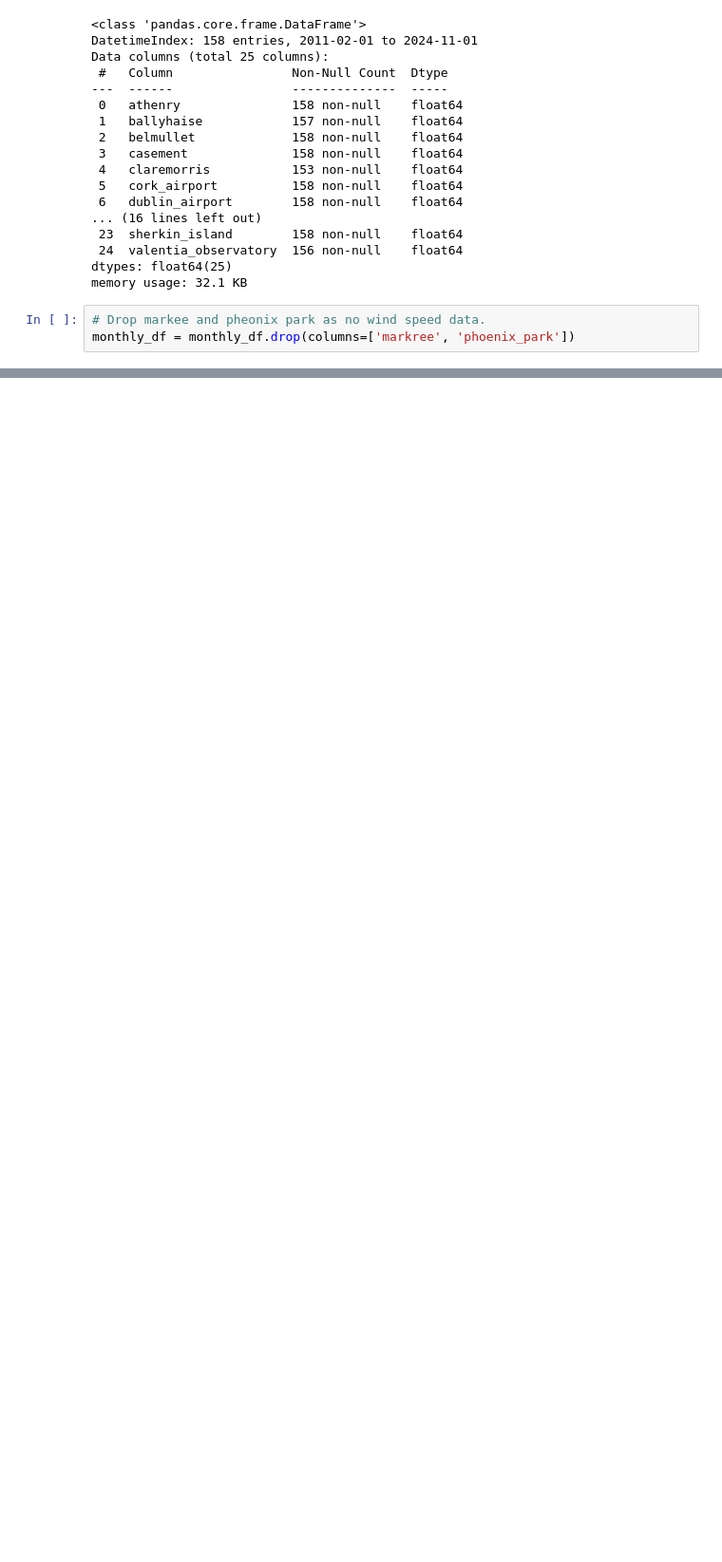
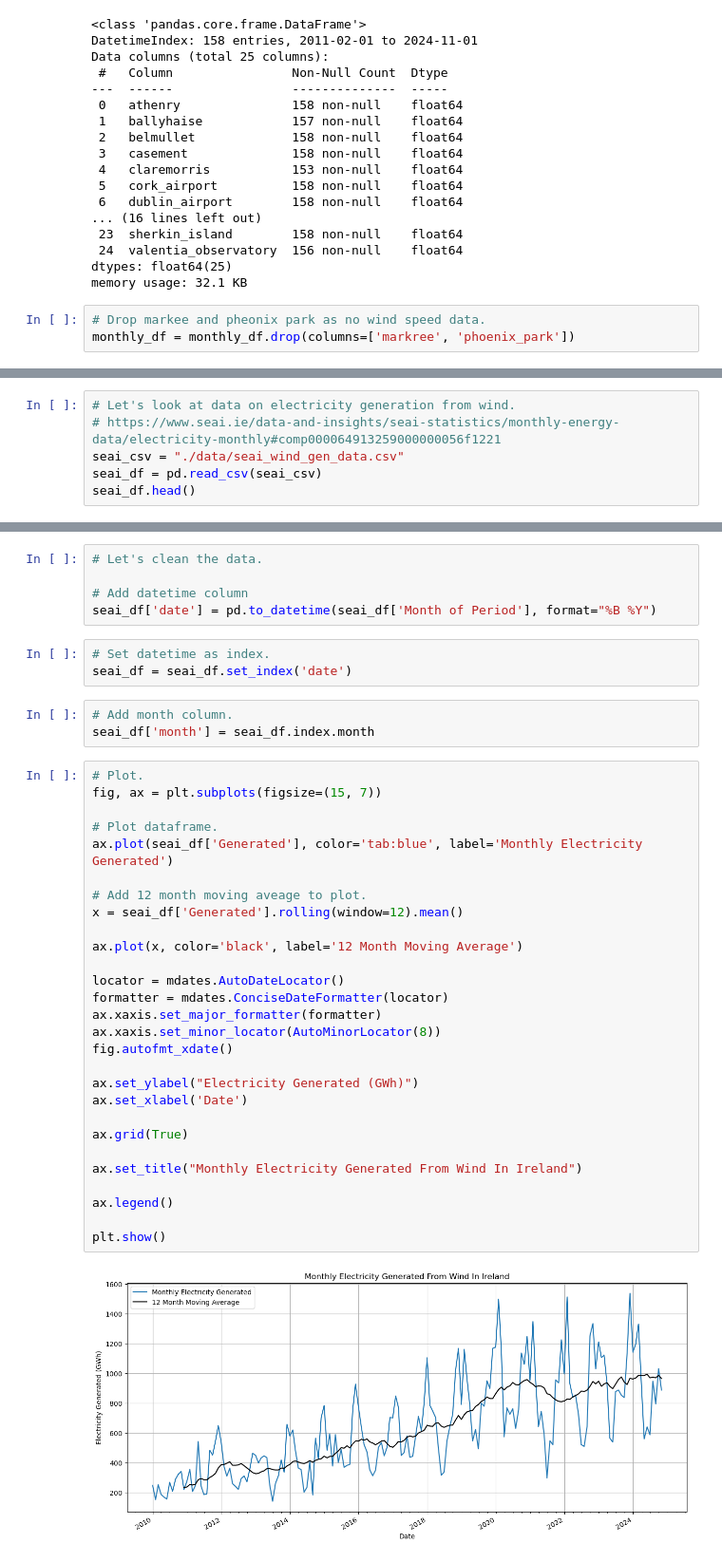
Before and after one commit to eoghanpw/PFDA-project, a Jupyter notebook: this_is_the_project.ipynb, the cells around one changed output, grey strips where cells are left out. Shown at 95% size. Saved outputs shown, nothing was run; the diff lists cells and outputs as text; blank space fills up the shorter version.

```diff
--- a/this_is_the_project.ipynb
+++ b/this_is_the_project.ipynb
@@ -210,0 +225,6 @@ plt.show()
+# %%
+# Let's look at data on electricity generation from wind.
+# https://www.seai.ie/data-and-insights/seai-statistics/monthly-energy-data/electricity-monthly#comp000064913259000000056f1221
+seai_csv = "./data/seai_wind_gen_data.csv"
+seai_df = pd.read_csv(seai_csv)
+seai_df.head()
@@ -210,0 +238,41 @@ plt.show()
+# %%
+# Let's clean the data.
+
+# Add datetime column
+seai_df['date'] = pd.to_datetime(seai_df['Month of Period'], format="%B %Y")
+# %%
+# Set datetime as index.
+seai_df = seai_df.set_index('date')
+# %%
+# Add month column.
+seai_df['month'] = seai_df.index.month
+# %%
+# Plot.
+fig, ax = plt.subplots(figsize=(15, 7))
+
+# Plot dataframe.
+ax.plot(seai_df['Generated'], color='tab:blue', label='Monthly Electricity Generated')
+
+# Add 12 month moving aveage to plot.
+x = seai_df['Generated'].rolling(window=12).mean()
+
+ax.plot(x, color='black', label='12 Month Moving Average')
+
+locator = mdates.AutoDateLocator()
+formatter = mdates.ConciseDateFormatter(locator)
+ax.xaxis.set_major_formatter(formatter)
+ax.xaxis.set_minor_locator(AutoMinorLocator(8))
+fig.autofmt_xdate()
+
+ax.set_ylabel("Electricity Generated (GWh)")
+ax.set_xlabel('Date')
+
+ax.grid(True)
+
+ax.set_title("Monthly Electricity Generated From Wind In Ireland")
+
+ax.legend()
+
+plt.show()
+# %% [output]
+[figure, added]
```
Also changed, not shown: parts of 19 cells of this notebook, 7 other files.
